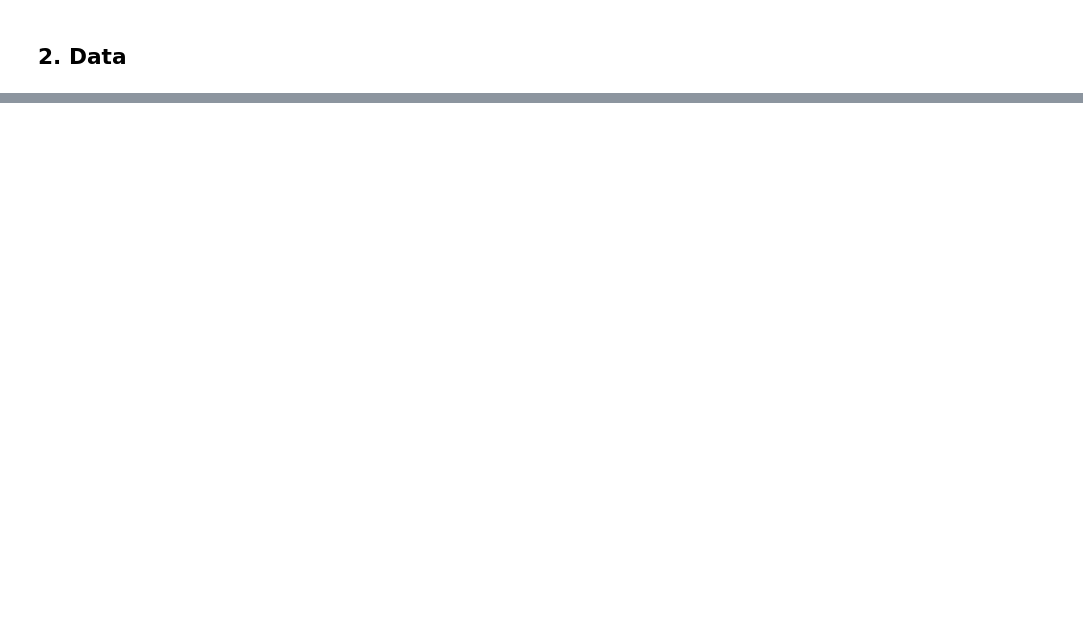
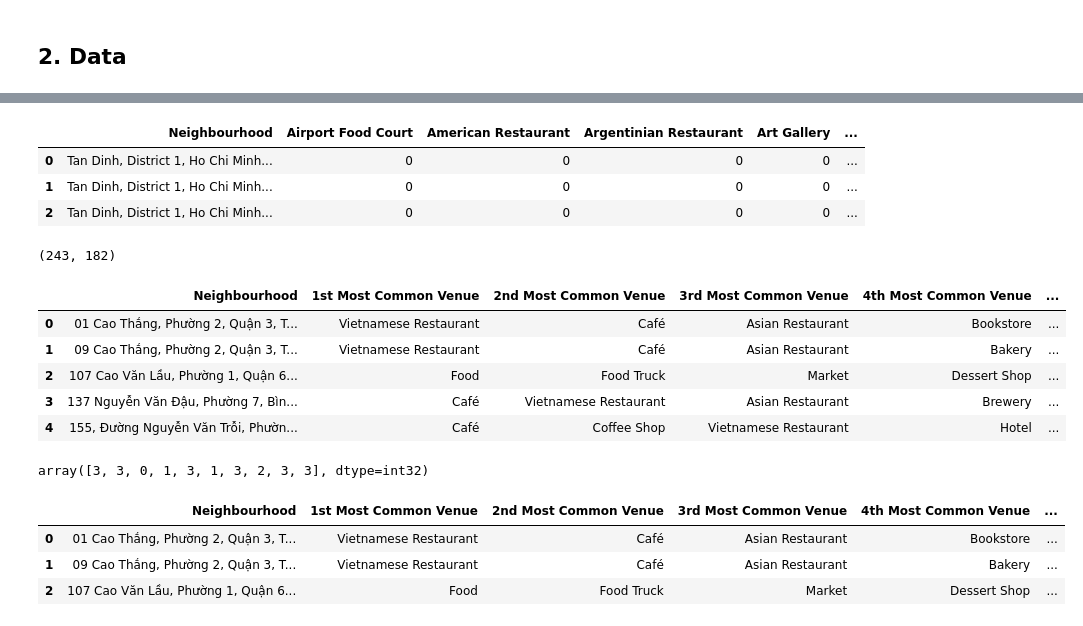
Before and after one commit to hailongnk/Coursera_Capstone, a Jupyter notebook: bar_in_ho_chi_minh_city.ipynb, the cells around one changed output, grey strips where cells are left out. Saved outputs shown, nothing was run; the diff lists cells and outputs as text; code cells hidden in the pictures; blank space fills up the shorter version.

```diff
--- a/bar_in_ho_chi_minh_city.ipynb
+++ b/bar_in_ho_chi_minh_city.ipynb
@@ -13,0 +293,78 @@ To help selecting good place for a new bar, I would like to use
+# %%
+# one hot encoding
+hcmc_onehot = pd.get_dummies(hcmc_venues[['Venue Category']], prefix="", prefix_sep="")
+
+# add neighborhood column back to dataframe
+hcmc_onehot['Neighbourhood'] = hcmc_venues['Neighbourhood']
+
+# move neighborhood column to the first column
+fixed_columns = [hcmc_onehot.columns[-1]] + list(hcmc_onehot.columns[:-1])
+hcmc_onehot = hcmc_onehot[fixed_columns]
+
+hcmc_onehot.head(3)
+# %% [output]
+|  | Neighbourhood | Airport Food Court | American Restaurant | Argentinian Restaurant | Art Gallery | ... |
+| 0 | Tan Dinh, District 1, Ho Chi Minh... | 0 | 0 | 0 | 0 | ... |
+| 1 | Tan Dinh, District 1, Ho Chi Minh... | 0 | 0 | 0 | 0 | ... |
+| 2 | Tan Dinh, District 1, Ho Chi Minh... | 0 | 0 | 0 | 0 | ... |
+# %%
+hcmc_onehot.shape
+hcmc_grouped = hcmc_onehot.groupby('Neighbourhood').mean().reset_index()
+hcmc_grouped
+hcmc_grouped.shape
+# %% [output]
+(243, 182)
+# %%
+def return_most_common_venues(row, num_top_venues):
+    row_categories = row.iloc[1:]
+    row_categories_sorted = row_categories.sort_values(ascending=False)
+
+    return row_categories_sorted.index.values[0:num_top_venues]
+# %%
+num_top_venues = 10
+
+indicators = ['st', 'nd', 'rd']
+
+# create columns according to number of top venues
+columns = ['Neighbourhood']
+for ind in np.arange(num_top_venues):
+    try:
+        columns.append('{}{} Most Common Venue'.format(ind+1, indicators[ind]))
+    except:
+        columns.append('{}th Most Common Venue'.format(ind+1))
+
+# create a new dataframe
+neighborhoods_venues_sorted = pd.DataFrame(columns=columns)
+neighborhoods_venues_sorted['Neighbourhood'] = hcmc_grouped['Neighbourhood']
+
+for ind in np.arange(hcmc_grouped.shape[0]):
+    neighborhoods_venues_sorted.iloc[ind, 1:] = return_most_common_venues(hcmc_grouped.iloc[ind, :], num_top_venues)
+
+neighborhoods_venues_sorted.head()
+# %% [output]
+|  | Neighbourhood | 1st Most Common Venue | 2nd Most Common Venue | 3rd Most Common Venue | 4th Most Common Venue | ... |
+| 0 | 01 Cao Thắng, Phường 2, Quận 3, T... | Vietnamese Restaurant | Café | Asian Restaurant | Bookstore | ... |
+| 1 | 09 Cao Thắng, Phường 2, Quận 3, T... | Vietnamese Restaurant | Café | Asian Restaurant | Bakery | ... |
+| 2 | 107 Cao Văn Lầu, Phường 1, Quận 6... | Food | Food Truck | Market | Dessert Shop | ... |
+| 3 | 137 Nguyễn Văn Đậu, Phường 7, Bìn... | Café | Vietnamese Restaurant | Asian Restaurant | Brewery | ... |
+| 4 | 155, Đường Nguyễn Văn Trỗi, Phườn... | Café | Coffee Shop | Vietnamese Restaurant | Hotel | ... |
+# %%
+# set number of clusters
+kclusters = 5
+
+hcmc_grouped_clustering = hcmc_grouped.drop('Neighbourhood', 1)
+
+# run k-means clustering
+kmeans = KMeans(n_clusters=kclusters, random_state=0).fit(hcmc_grouped_clustering)
+
+# check cluster labels generated for each row in the dataframe
+kmeans.labels_[0:10]
+# %% [output]
+array([3, 3, 0, 1, 3, 1, 3, 2, 3, 3], dtype=int32)
+# %%
+neighborhoods_venues_sorted.head(3)
+# %% [output]
+|  | Neighbourhood | 1st Most Common Venue | 2nd Most Common Venue | 3rd Most Common Venue | 4th Most Common Venue | ... |
+| 0 | 01 Cao Thắng, Phường 2, Quận 3, T... | Vietnamese Restaurant | Café | Asian Restaurant | Bookstore | ... |
+| 1 | 09 Cao Thắng, Phường 2, Quận 3, T... | Vietnamese Restaurant | Café | Asian Restaurant | Bakery | ... |
+| 2 | 107 Cao Văn Lầu, Phường 1, Quận 6... | Food | Food Truck | Market | Dessert Shop | ... |
```
Also changed, not shown: parts of 46 cells of this notebook.
